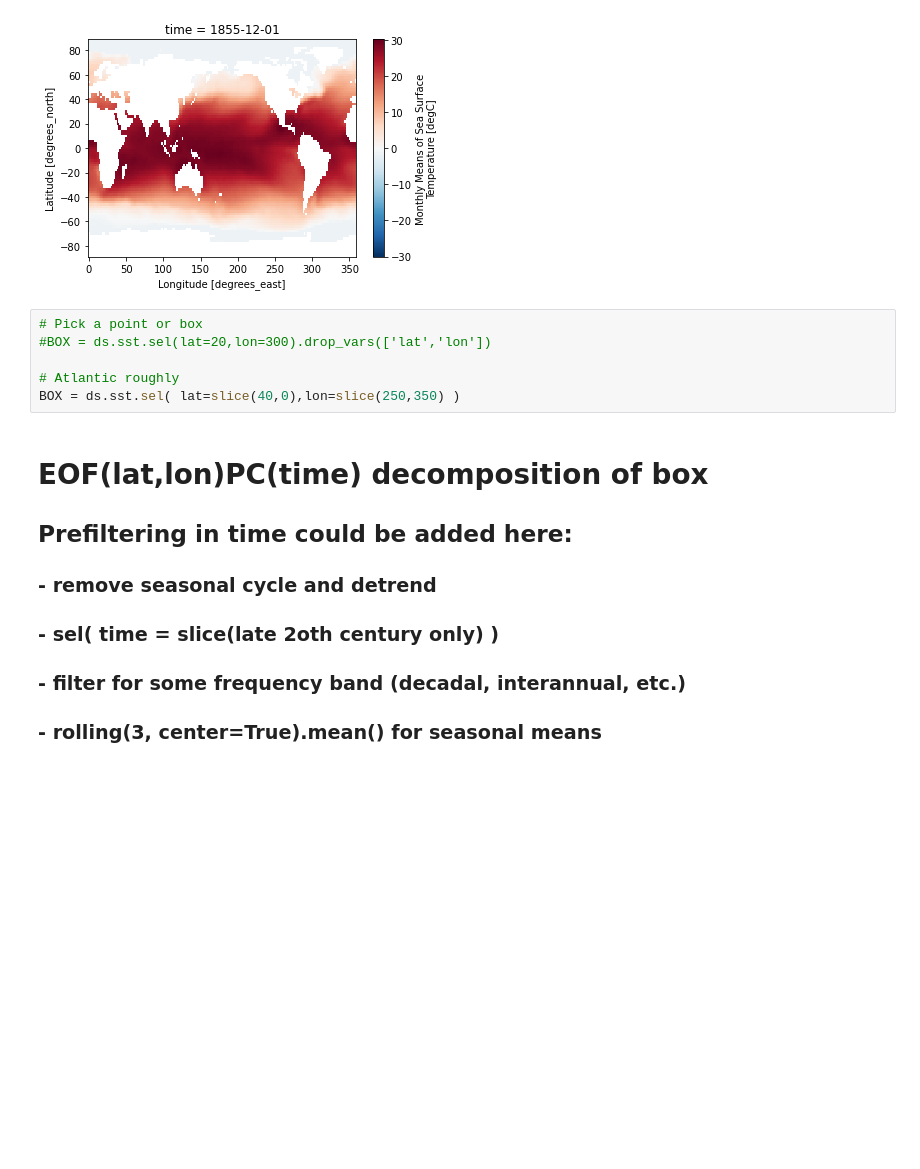
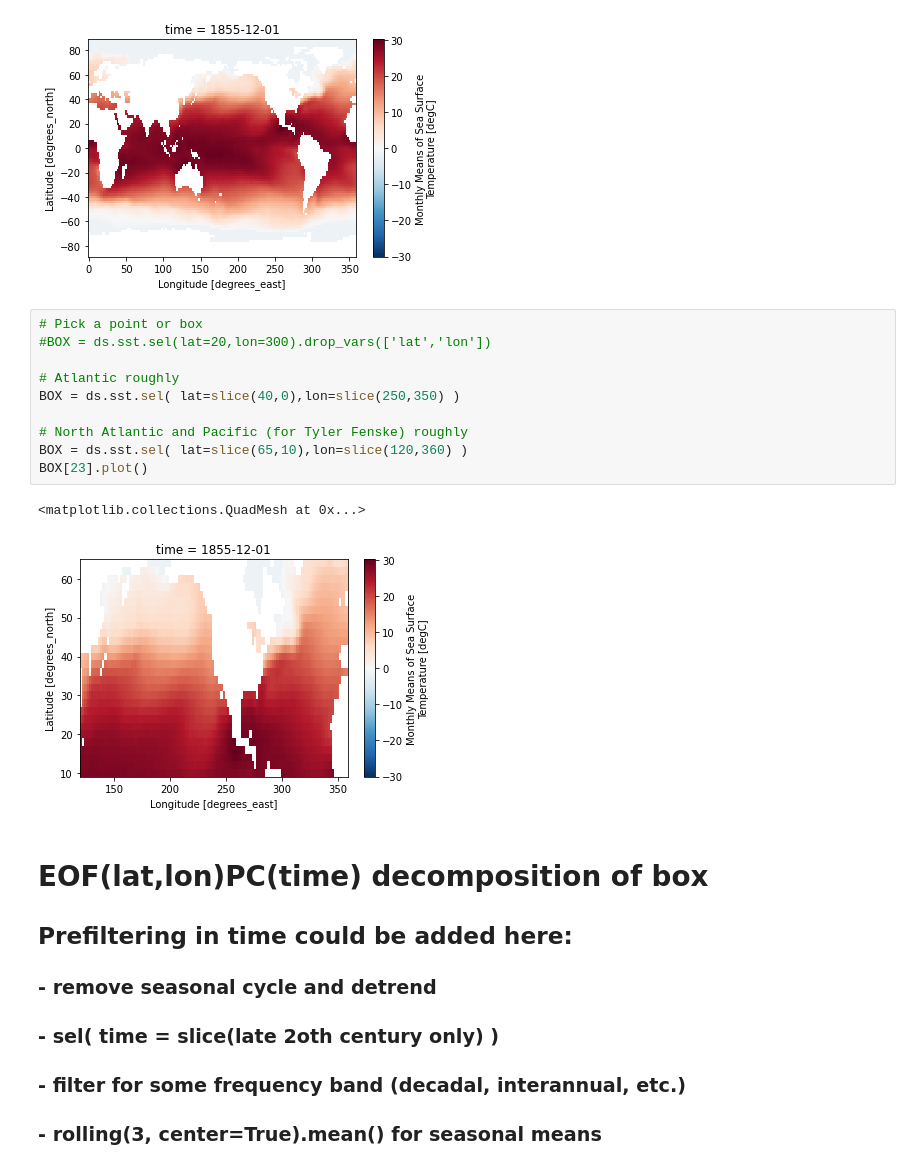
Before and after one commit to MPOcanes/MPO624_2022, a Jupyter notebook: Notebooks/xarray_SSTboxEOF_timeregressions.ipynb, the cells around one changed output. Drawn from its saved outputs; the diff is of its cells as text; blank space fills up the shorter version.

```diff
--- a/Notebooks/xarray_SSTboxEOF_timeregressions.ipynb
+++ b/Notebooks/xarray_SSTboxEOF_timeregressions.ipynb
@@ -41,9 +41,16 @@ ds.sst[23].plot()
 # %%
 # Pick a point or box
 #BOX = ds.sst.sel(lat=20,lon=300).drop_vars(['lat','lon'])
 
 # Atlantic roughly
 BOX = ds.sst.sel( lat=slice(40,0),lon=slice(250,350) )
+
+# North Atlantic and Pacific (for Tyler Fenske) roughly
+BOX = ds.sst.sel( lat=slice(65,10),lon=slice(120,360) )
+BOX[23].plot()
+# %% [output]
+<matplotlib.collections.QuadMesh at 0x...>
+[figure, added]
 # %% [markdown]
 # EOF(lat,lon)PC(time) decomposition of box
 ## Prefiltering in time could be added here:
```
Also changed, not shown: parts of 6 cells of this notebook.
